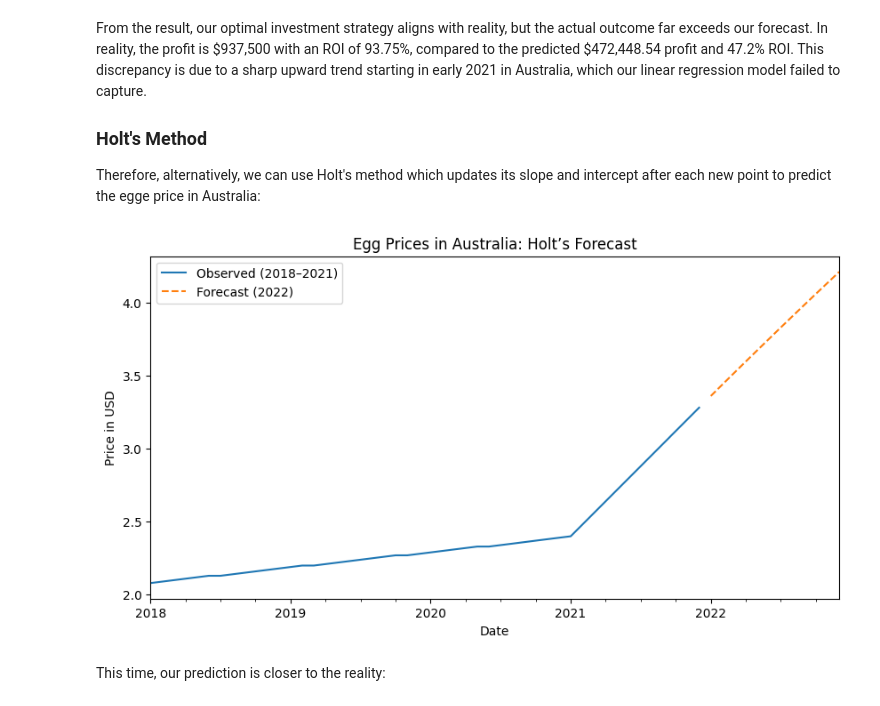
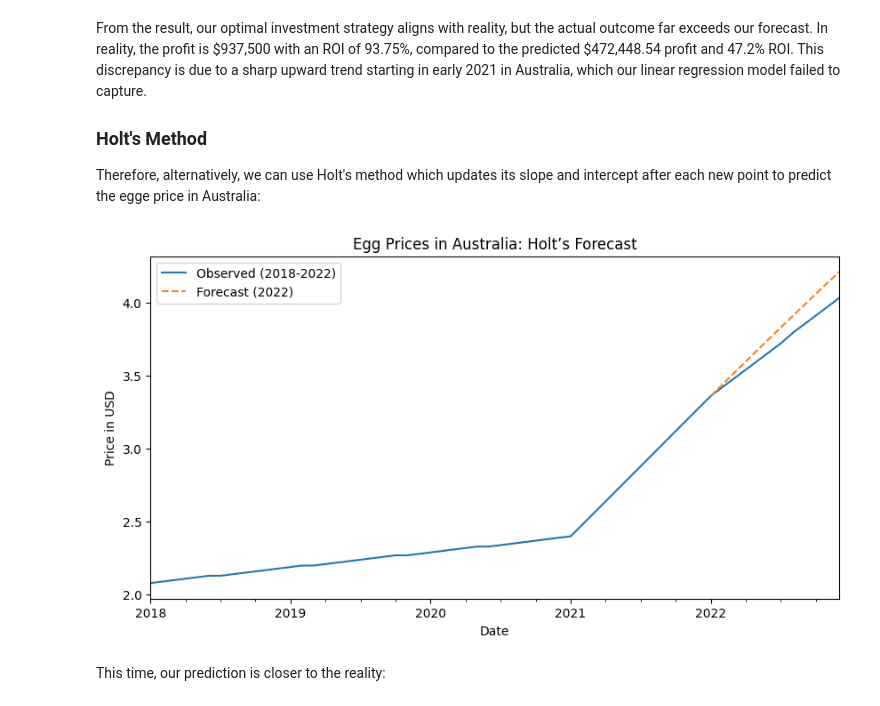
Before and after one commit to ciciliujx/Vital-Food-Costs-Analysis, a Jupyter notebook: 2025_CS_Camp_Assignment.ipynb, the cells around one changed output. Saved outputs shown, nothing was run; the diff lists cells and outputs as text; code cells hidden in the pictures.

```diff
--- a/2025_CS_Camp_Assignment.ipynb
+++ b/2025_CS_Camp_Assignment.ipynb
@@ -493,29 +501,31 @@ Therefore, alternatively, we can use Holt's method which updates its slope and i
 # %%
 from statsmodels.tsa.holtwinters import Holt
 
 data = data.sort_values(by='Date')
 
 australia_eggs = data[(data['Country'] == 'Australia') &
                       (data['Food Item'] == 'Eggs') &
                       (data['Year'] <= 2021)].copy()
 
 ts = australia_eggs.set_index('Date')['Price in USD']
 
 # Apply Holt’s Linear Trend Method
 model = Holt(ts, damped_trend= True).fit(optimized = True)
 forecast = model.forecast(12)  # Forecast for 12 months (2022)
 
 # Plot actual + forecast
+ts_full = data[(data['Country'] == 'Australia') & (data['Food Item'] == 'Eggs')].set_index('Date')['Price in USD']
+
 plt.figure(figsize=(10, 5))
-ts.plot(label='Observed (2018–2021)')
+ts_full.plot(label='Observed (2018-2022)')
 forecast.plot(label='Forecast (2022)', linestyle='--')
 plt.title('Egg Prices in Australia: Holt’s Forecast')
 plt.ylabel('Price in USD')
 plt.xlabel('Date')
 plt.legend()
 plt.show()
 # %% [output]
-[figure, old version]
+[figure, new version]
 # %% [markdown]
 This time, our prediction is closer to the reality:
 # %%
```
Also changed, not shown: parts of 10 cells of this notebook.
